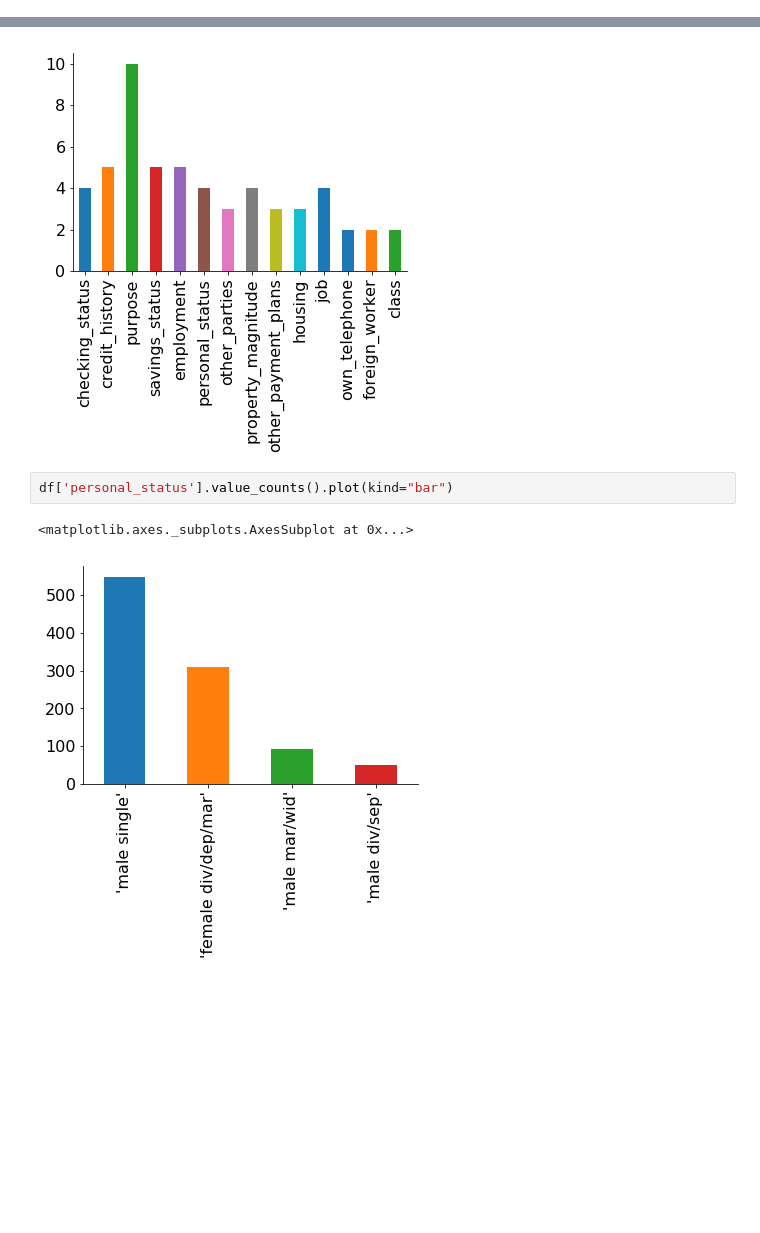
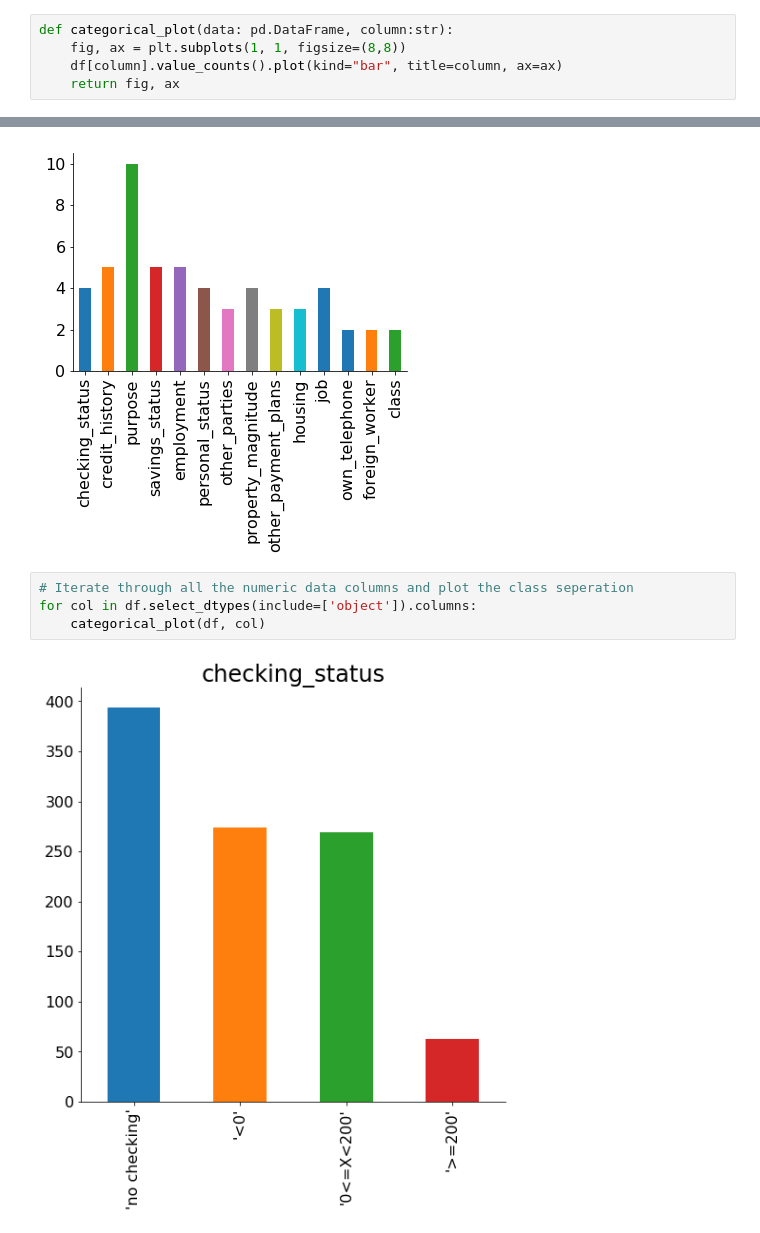
Before and after one commit to cldowdy/tech_assesment, a Jupyter notebook: Exploratory.ipynb, the cells around one changed output, grey strips where cells are left out. Cells and saved outputs as stored; diff of their text form; blank space fills up the shorter version.

```diff
--- a/Exploratory.ipynb
+++ b/Exploratory.ipynb
@@ -94,13 +99,19 @@ sns.distplot(df['duration'], color='g')
 # %% [markdown]
 ### Categorical Data
+# %%
+def categorical_plot(data: pd.DataFrame, column:str):
+    fig, ax = plt.subplots(1, 1, figsize=(8,8))
+    df[column].value_counts().plot(kind="bar", title=column, ax=ax)
+    return fig, ax
 # %%
 # For each categorical column attribute display the number of unique values
 df.select_dtypes(include='object').nunique().plot(kind='bar')
 # %% [output]
 <matplotlib.axes._subplots.AxesSubplot at 0x...>
 [figure]
-# %%
-df['personal_status'].value_counts().plot(kind="bar")
-# %% [output]
-<matplotlib.axes._subplots.AxesSubplot at 0x...>
-[figure, removed]
+# %%
+# Iterate through all the numeric data columns and plot the class seperation
+for col in df.select_dtypes(include=['object']).columns:
+    categorical_plot(df, col)
+# %% [output]
+[figure, added]
```
Also changed, not shown: parts of 12 cells of this notebook.
